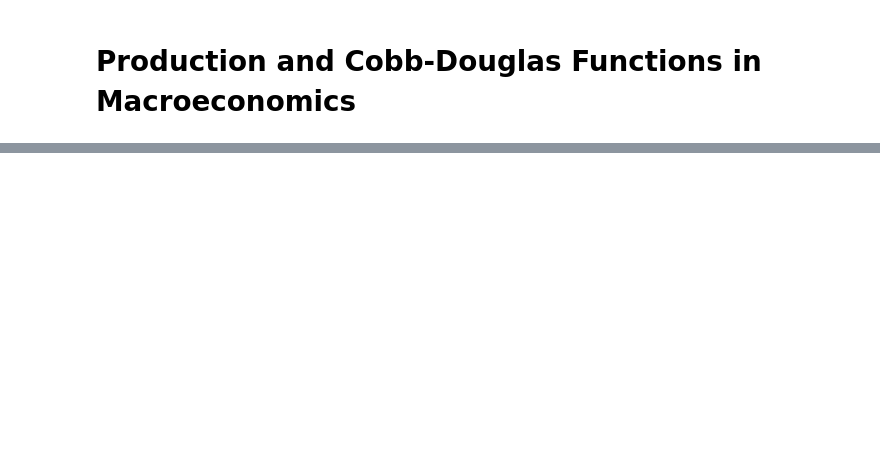
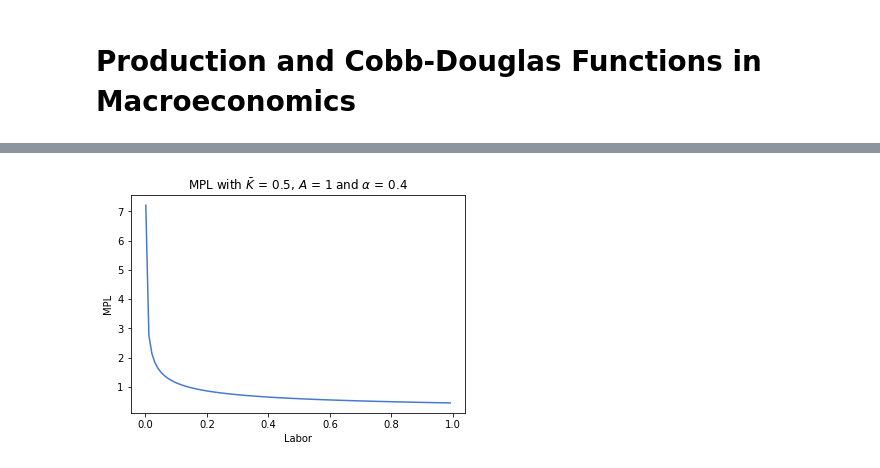
Before and after one commit to manikui/Data-88-Notebooks, a Jupyter notebook: Production and Cobb-Douglas.ipynb, the cells around one changed output, grey strips where cells are left out. Drawn from its saved outputs; the diff is of its cells as text; code cells hidden in the pictures; blank space fills up the shorter version.

```diff
--- a/Production and Cobb-Douglas.ipynb
+++ b/Production and Cobb-Douglas.ipynb
@@ -100,0 +159,12 @@ for scale, ttl in zip([0.5, 1, 2], ['Decreasing Return to Scale', 'Constant Retu
+# %%
+def MPL(A, K, L, alpha):
+    return A * (1 - alpha) * (K / L) ** alpha
+# %%
+V_4 = MPL(A, K_bar, L_s, alpha)
+plt.plot(L_s, V_4)
+plt.title(fr"MPL with $\bar K$ = {K_bar}, $A$ = {A} and $\alpha$ = {alpha}")
+plt.xlabel("Labor")
+plt.ylabel("MPL or Wage")
+plt.show()
+# %% [output]
+[figure, added]
```
Also changed, not shown: parts of 46 cells of this notebook.
